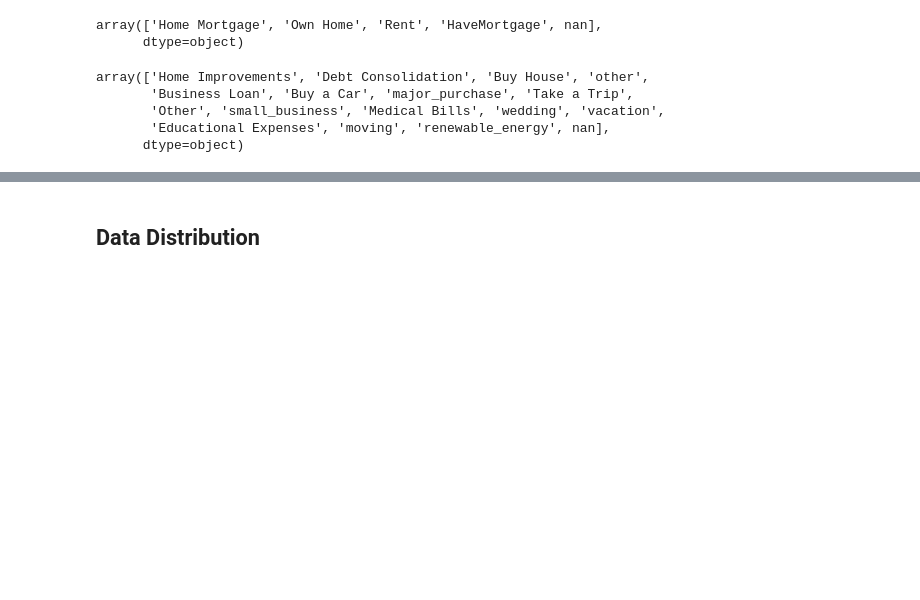
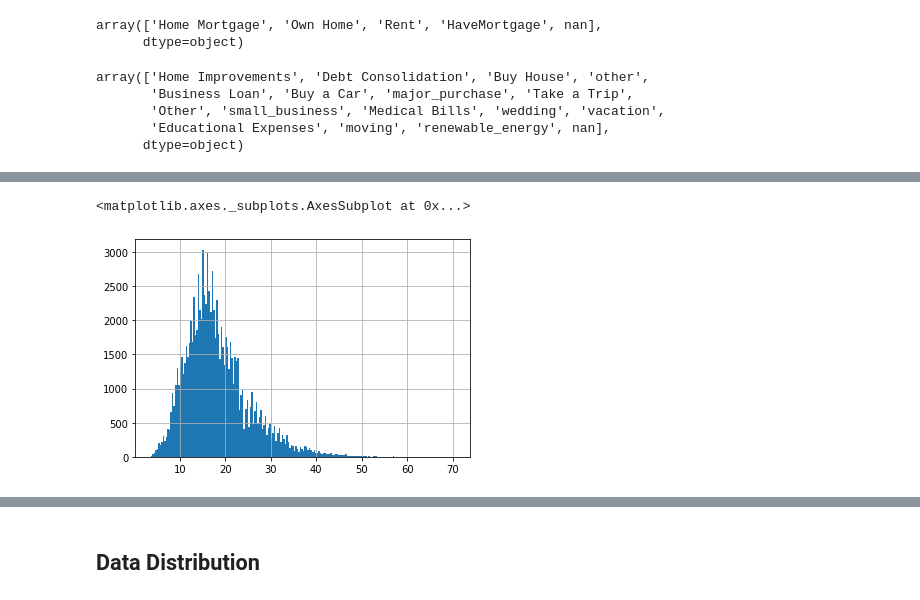
Before and after one commit to LaurentStar/Bank-Loans, a Jupyter notebook: EDA-prt2.ipynb, the cells around one changed output, grey strips where cells are left out. Cells and saved outputs as stored; diff of their text form; code cells hidden in the pictures; blank space fills up the shorter version.

```diff
--- a/EDA-prt2.ipynb
+++ b/EDA-prt2.ipynb
@@ -137,0 +167,5 @@ array(['Home Improvements', 'Debt Consolidation', 'Buy House', 'other',
+# %%
+bank_df["Years of Credit History"].hist(bins=200)
+# %% [output]
+<matplotlib.axes._subplots.AxesSubplot at 0x...>
+[figure, added]
```
Also changed, not shown: parts of 17 cells of this notebook.
